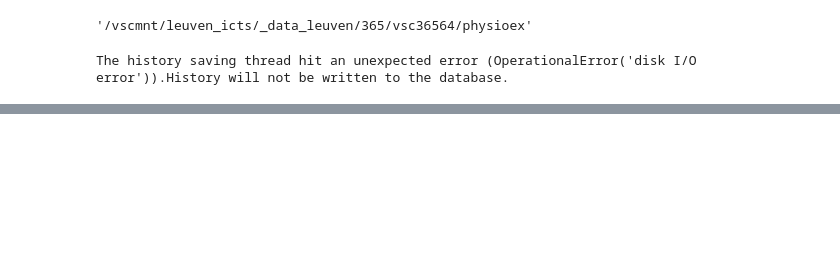
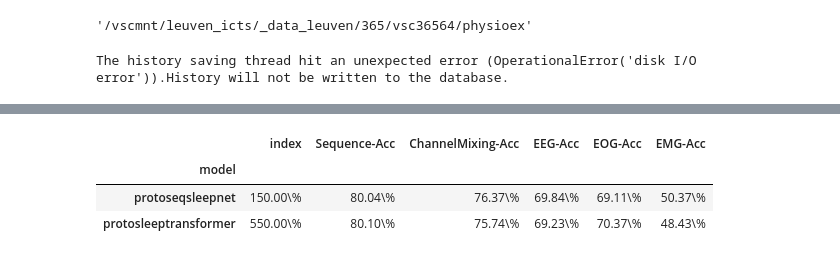
Before and after one commit to guidogagl/protosleepnet, a Jupyter notebook: notebooks/render_results.ipynb, the cells around one changed output, grey strips where cells are left out. Drawn from its saved outputs; the diff is of its cells as text; code cells hidden in the pictures; blank space fills up the shorter version.

```diff
--- a/notebooks/render_results.ipynb
+++ b/notebooks/render_results.ipynb
@@ -206,0 +534,80 @@ merged.head(n=20)
+# %%
+import os
+
+import pandas as pd
+
+os.chdir(os.path.join(os.environ["VSC_DATA"], "physioex"))
+
+datasets = ["sleepedf", "mass", "dcsm", "hmc"]
+
+models = ["protoseqsleepnet", "protosleeptransformer"]
+
+group = "alzheimers"
+
+results_df = []
+for model in models:
+    for fold in range(4):
+        results_path = f"/data/leuven/365/vsc36564/physioex/articles/ProtoEx-Sleep/models/debug/{model}/group/{group}/staging/fold={fold}/results.csv"
+
+        res_df = (
+            pd.read_csv(results_path)[
+                [
+                    "test/acc",
+                    "test/p_acc",
+                    "test/eeg_acc",
+                    "test/eog_acc",
+                    "test/emg_acc",
+                ]
+            ]
+            .mean()
+            .to_frame()
+            .T
+        )
+
+        res_df["model"] = model
+
+        results_df.append(res_df)
+
+results_df = pd.concat(results_df, ignore_index=True)
+
+results_df = results_df.rename(
+    columns={
+        "test/acc": "Sequence-Acc",
+        "test/p_acc": "ChannelMixing-Acc",
+        "test/eeg_acc": "EEG-Acc",
+        "test/eog_acc": "EOG-Acc",
+        "test/emg_acc": "EMG-Acc",
+    }
+)
+
+results_df = results_df.reset_index()
+results_df = results_df.groupby("model").mean().reset_index()
+
+
+# set index to model, dataset, mode
+results_df = results_df.set_index(["model"])
+results_df = results_df.fillna("-")
+results_df = results_df.applymap(
+    lambda x: f"{100 * x:.2f}\%" if isinstance(x, float) else x
+)
+
+# convert float columns to percentage
+
+df_to_export = results_df.copy()
+
+# Esporta in LaTeX ( con multirow e senza crules )
+
+latex_code = df_to_export.to_latex(
+    multirow=True,
+)
+# Salva il codice LaTeX in un file
+with open("articles/ProtoEx-Sleep/results/results_table.tex", "w") as f:
+    f.write(latex_code)
+
+results_df.to_csv("articles/ProtoEx-Sleep/results/results_table.csv")
+results_df.head(20)
+# %% [output]
+|  | index | Sequence-Acc | ChannelMixing-Acc | EEG-Acc | EOG-Acc | EMG-Acc |
+| model |  |  |  |  |  |  |
+| protoseqsleepnet | 150.00\% | 80.04\% | 76.37\% | 69.84\% | 69.11\% | 50.37\% |
+| protosleeptransformer | 550.00\% | 80.10\% | 75.74\% | 69.23\% | 70.37\% | 48.43\% |
```
Also changed, not shown: parts of 4 cells of this notebook, 6 other files.
